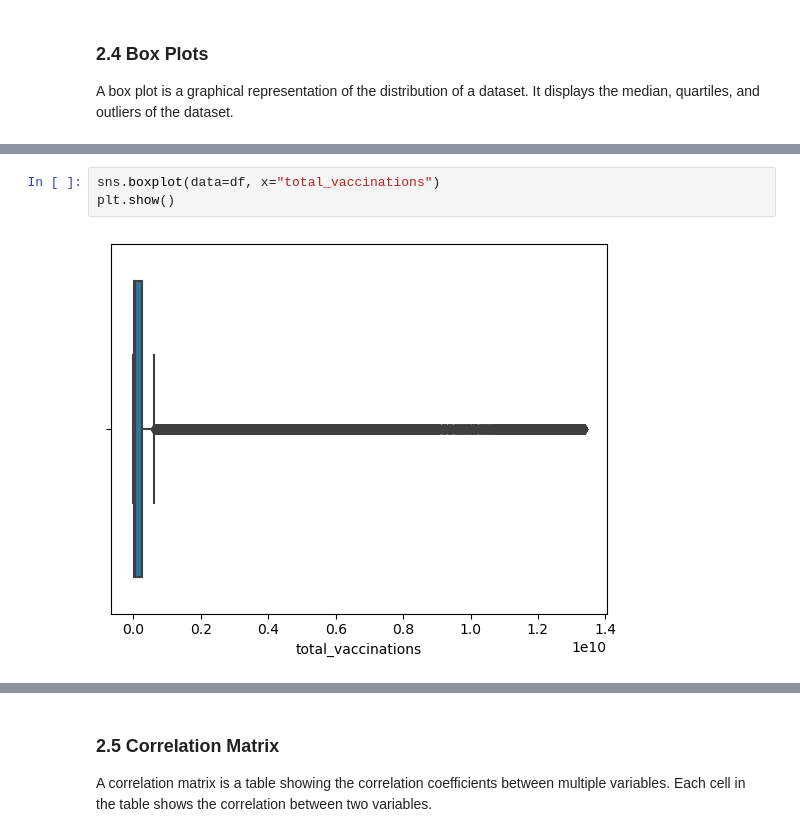
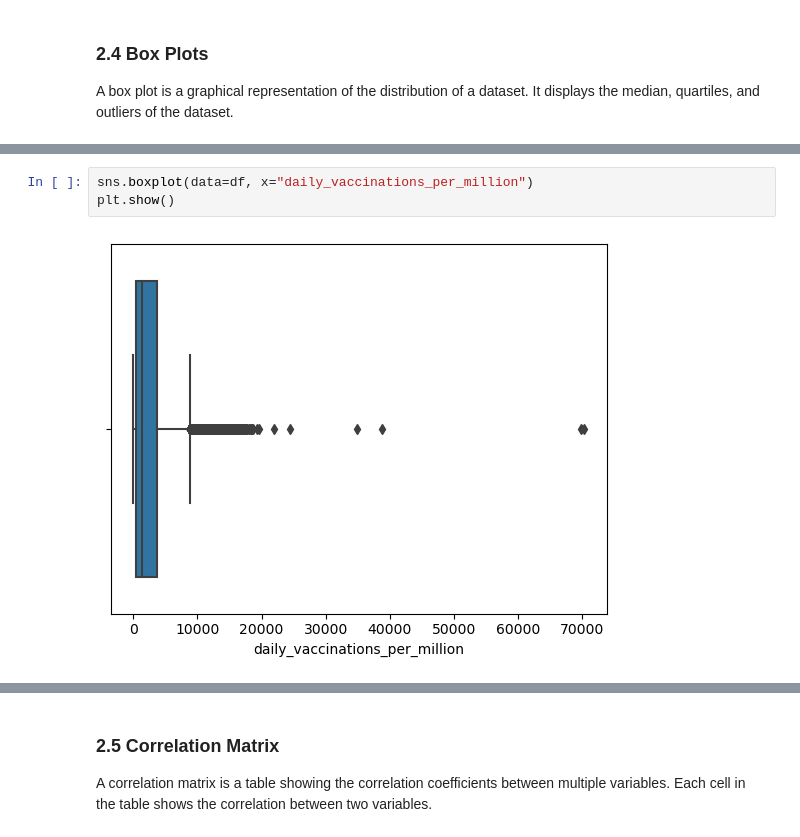
Before and after one commit to yibeichan/COMM160DS, a Jupyter notebook: week_5/lecture_part1.ipynb, the cells around one changed output, grey strips where cells are left out. Saved outputs shown, nothing was run; the diff lists cells and outputs as text.

```diff
--- a/week_5/lecture_part1.ipynb
+++ b/week_5/lecture_part1.ipynb
@@ -128,5 +216,5 @@ A box plot is a graphical representation of the distribution of a dataset. It di
 # %%
-sns.boxplot(data=df, x="total_vaccinations")
+sns.boxplot(data=df, x="daily_vaccinations_per_million")
 plt.show()
 # %% [output]
-[figure, old version]
+[figure, new version]
```
Also changed, not shown: parts of 33 cells of this notebook, 4 other files.
